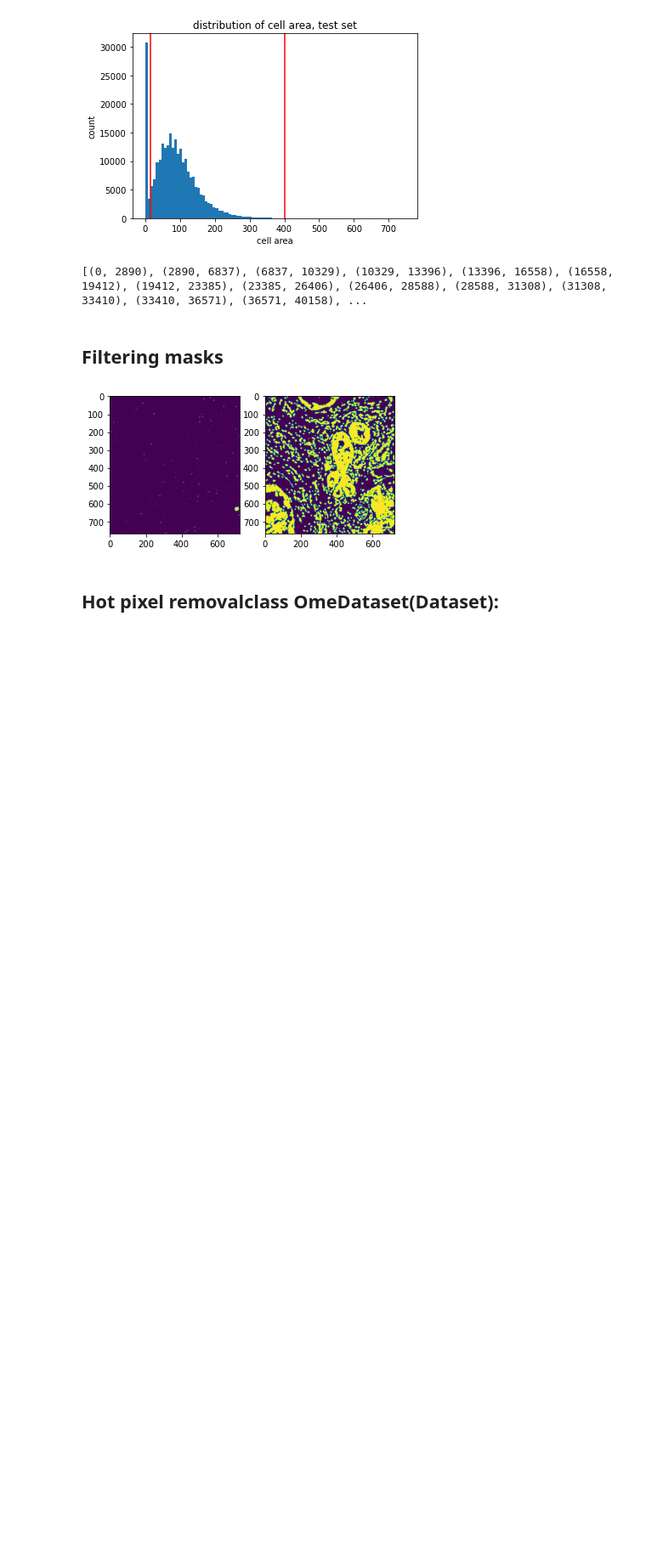
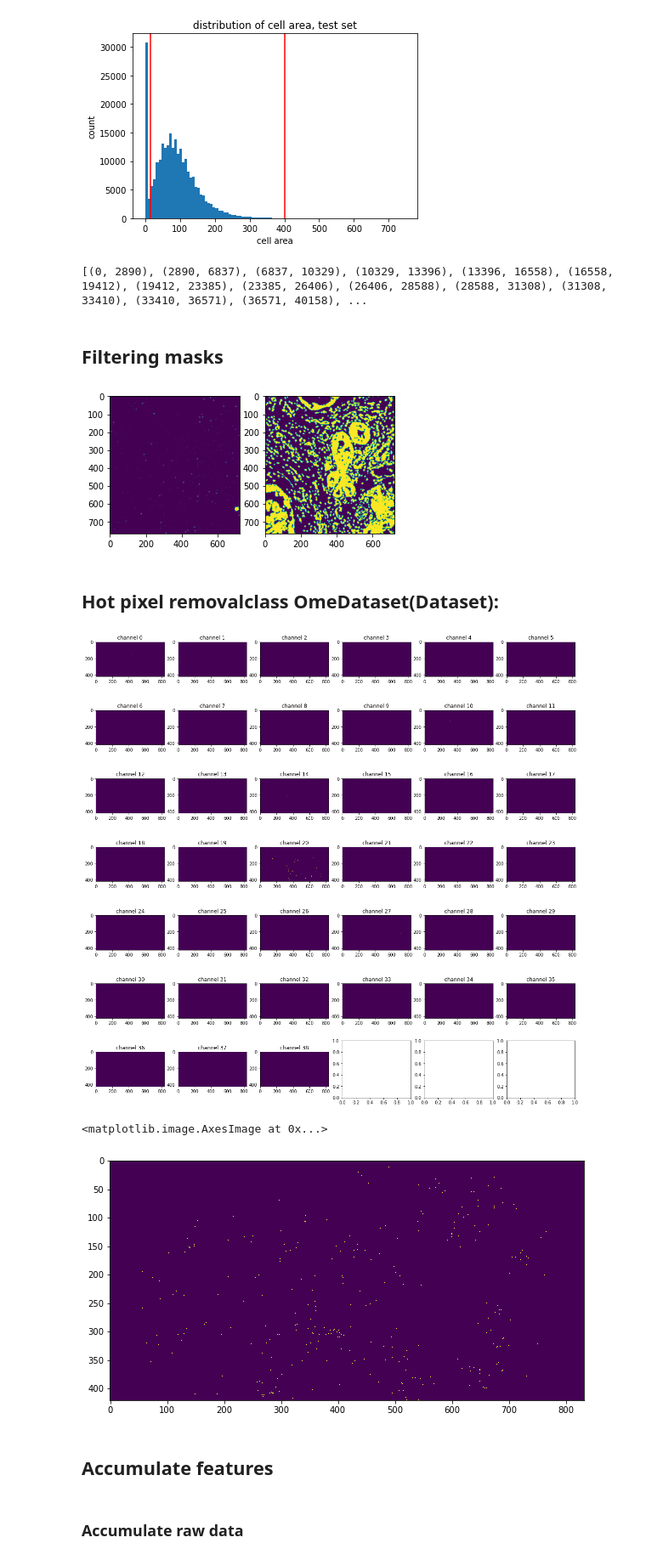
Before and after one commit to PMBio/spava, a Jupyter notebook: 018_new_datasets.ipynb, the cells around one changed output. Shown: that part at 85% size. Saved outputs shown, nothing was run; the diff lists cells and outputs as text; code cells hidden in the pictures; blank space fills up the shorter version.

Commit message:
still working on new datasets

```diff
--- a/018_new_datasets.ipynb
+++ b/018_new_datasets.ipynb
@@ -218,33 +223,51 @@ plt.show()
 ## Hot pixel removalclass OmeDataset(Dataset):
 # %%
 class OmeDataset(Dataset):
-    def __init__(self, split):
+    def __init__(self, split, hot_pixel_filtering=True):
         super().__init__()
         self.split = split
         self.filenames = get_split(self.split)
         self.channels_count = len(CHANNELS_TO_KEEP)
+        self.hot_pixel_filtering = hot_pixel_filtering
 
     def __len__(self):
         return len(self.filenames)
 
     def __getitem__(self, i):
         filename = self.filenames[i]
         f = os.path.join('data/OMEandSingleCellMasks/ome/', filename)
         ome = skimage.io.imread(f)
         ome = np.moveaxis(ome, 0, 2)
-        ome = torch.from_numpy(ome).float()
         ome = ome[:, :, CHANNELS_TO_KEEP]
-        ome = ome.float()
 
-        kernel = np.ones((3, 3), dtype=np.uint8)
-        kernel[1, 1] = 0
-        maxs = cv2.dilate(ome, kernel, iterations=1, borderType=cv2.BORDER_REFLECT101)
-        mask = ome - maxs >= 50
-        c = ome[mask] - maxs[mask]
-        a = np.sum(c)
-        b = np.sum(ome)
-        ome[mask] = maxs[mask]
+        if self.hot_pixel_filtering:
+            kernel = np.ones((3, 3), dtype=np.uint8)
+            kernel[1, 1] = 0
+            maxs = cv2.dilate(ome, kernel, iterations=1, borderType=cv2.BORDER_REFLECT101)
+            mask = ome - maxs >= 50
+            c = ome[mask] - maxs[mask]
+            a = np.sum(c)
+            b = np.sum(ome)
+            ome[mask] = maxs[mask]
 
         ome = torch.from_numpy(ome).float()
-        return ome, np.sum(mask), ome.numel(), a, b
         return ome
+
+ds0 = OmeDataset('train')
+ds1 = OmeDataset('train', hot_pixel_filtering=False)
+
+ome_index = 0
+axes = plt.subplots(int(np.ceil(len(CHANNELS_TO_KEEP) / 6)), 6, figsize=(20, 20))[1].flatten()
+for i in range(len(CHANNELS_TO_KEEP)):
+    axes[i].imshow(ds0[ome_index][:, :, i] != ds1[ome_index][:, :, i], interpolation='nearest')
+    axes[i].set_title(f'channel {i}')
+plt.show()
+plt.figure(figsize=(10, 10))
+plt.imshow(ds0[ome_index][:, :, 20] != ds1[ome_index][:, :, 20], interpolation='nearest')
+plt.show()
+# %% [output]
+[figure, added]
+<matplotlib.image.AxesImage at 0x...>
+[figure, added]
+# %% [markdown]
+## Accumulate features
@@ -250,0 +307,2 @@ class OmeDataset(Dataset):
+# %% [markdown]
+### Accumulate raw data
```
Also changed, not shown: parts of 10 cells of this notebook.
